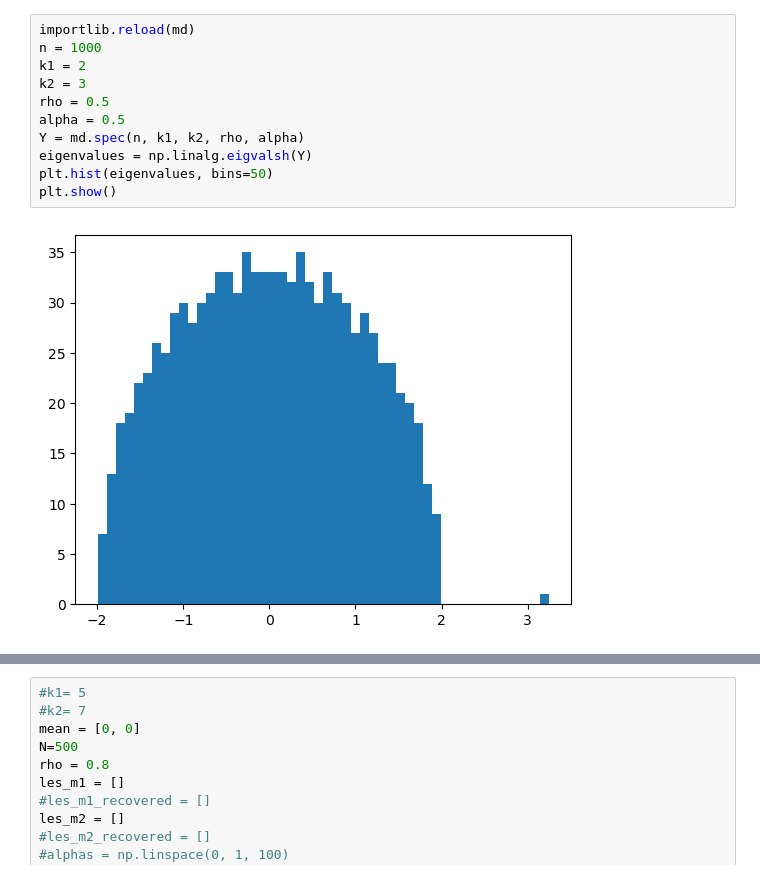
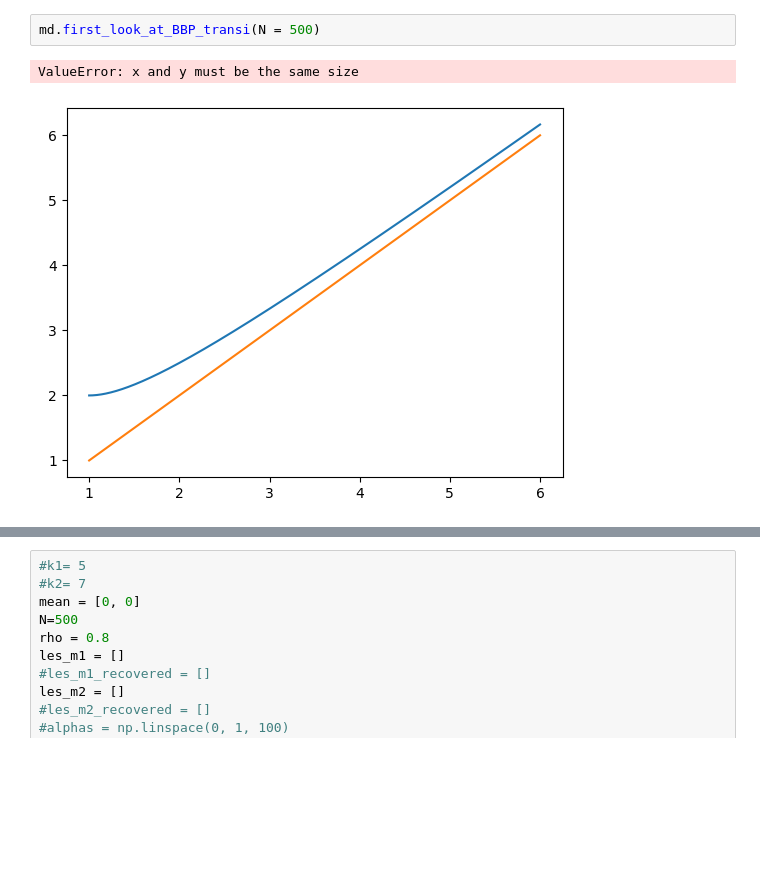
Before and after one commit to Taliesin123/Physics_The_Projects, a Jupyter notebook: Spike_code/Plots_1.ipynb, the cells around one changed output, grey strips where cells are left out. Saved outputs shown, nothing was run; the diff lists cells and outputs as text; blank space fills up the shorter version.

```diff
--- a/Spike_code/Plots_1.ipynb
+++ b/Spike_code/Plots_1.ipynb
@@ -53,14 +37,6 @@ plt.show()
 # %%
-importlib.reload(md)
-n = 1000
-k1 = 2
-k2 = 3
-rho = 0.5
-alpha = 0.5
-Y = md.spec(n, k1, k2, rho, alpha)
-eigenvalues = np.linalg.eigvalsh(Y)
-plt.hist(eigenvalues, bins=50)
-plt.show()
+md.first_look_at_BBP_transi(N = 500)
 # %% [output]
+ValueError: x and y must be the same size
-[figure, old version]
+[figure, new version]
 # %%
```
Also changed, not shown: parts of 4 cells of this notebook, 7 other files.
